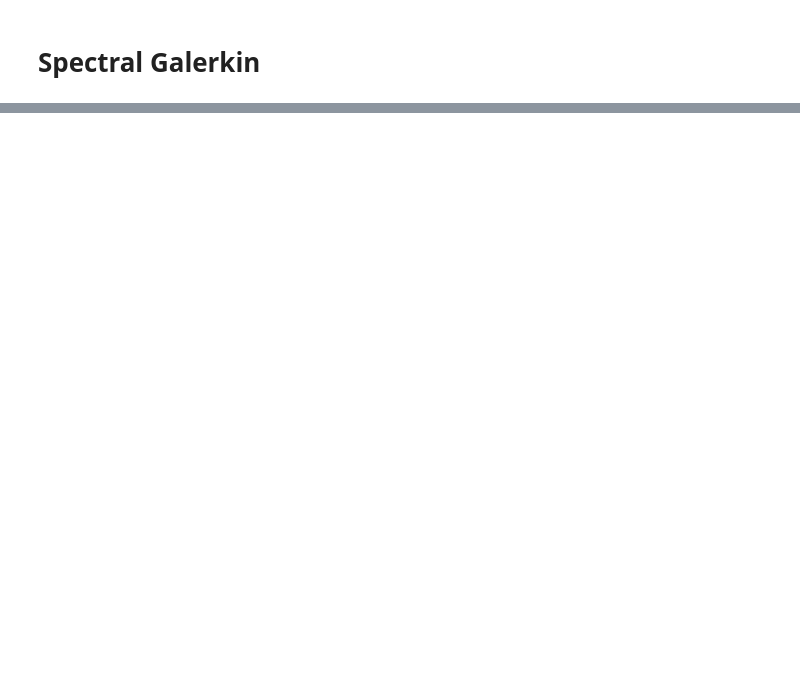
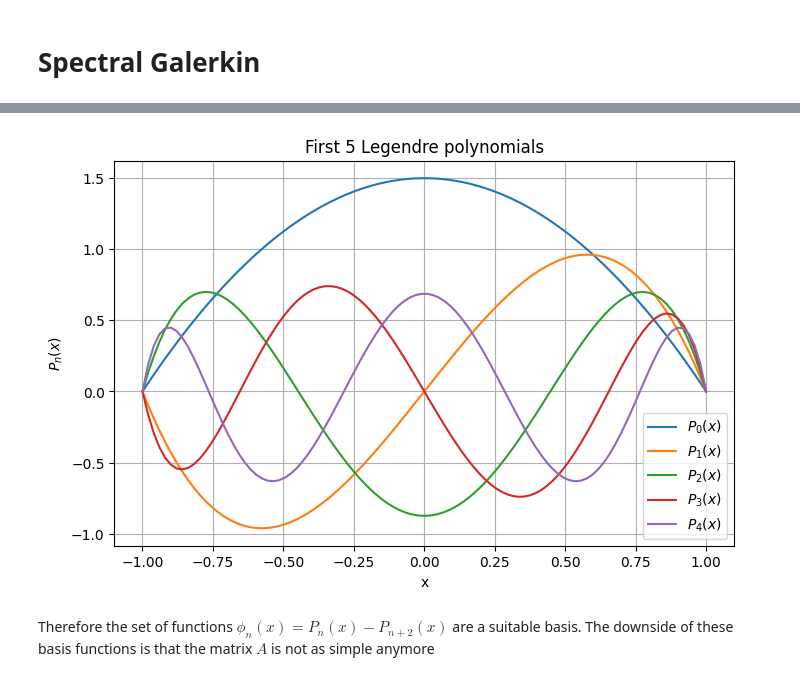
Before and after one commit to kilianroeth/galerkin-methods, a Jupyter notebook: spectral-galerkin.ipynb, the cells around one changed output, grey strips where cells are left out. Saved outputs shown, nothing was run; the diff lists cells and outputs as text; code cells hidden in the pictures; blank space fills up the shorter version.

```diff
--- a/spectral-galerkin.ipynb
+++ b/spectral-galerkin.ipynb
@@ -26,0 +33,18 @@ plt.show()
+# %%
+def phi_spec(i, x):
+    return legendre(i, x) - legendre(i + 2, x)
+# %%
+x = np.linspace(-1,1,100)
+plt.figure(figsize=(8,5))
+for n in range(5):
+    plt.plot(x, phi_spec(n, x), label=f'$P_{n}(x)$')
+plt.xlabel('x')
+plt.ylabel('$P_n(x)$')
+plt.title('First 5 Legendre polynomials')
+plt.legend()
+plt.grid(True)
+plt.show()
+# %% [output]
+[figure, added]
+# %% [markdown]
+Therefore the set of functions $\phi_n(x) = P_n(x) - P_{n+2}(x)$ are a suitable basis. The downside of these basis functions is that the matrix $A$ is not as simple anymore
```
Also changed, not shown: parts of 15 cells of this notebook, 1 other file.
